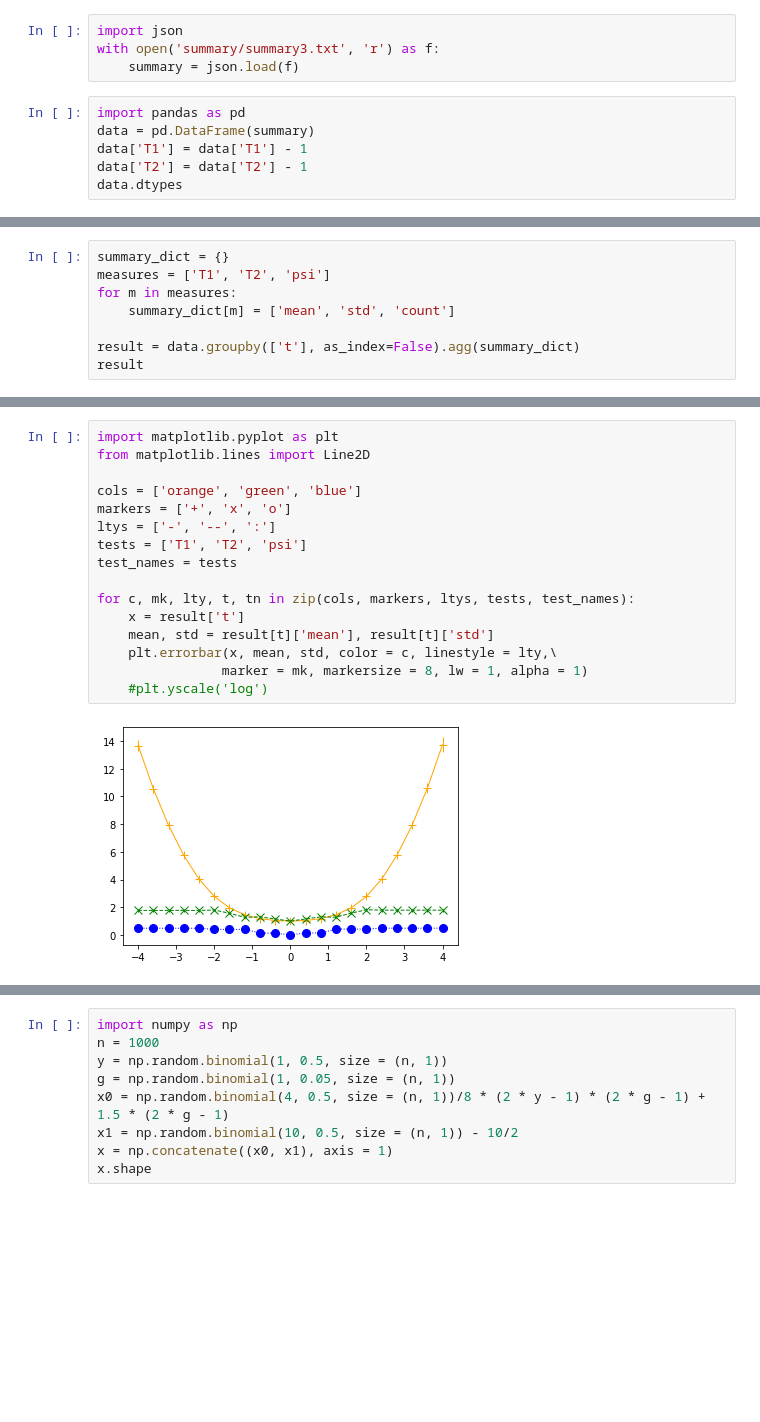
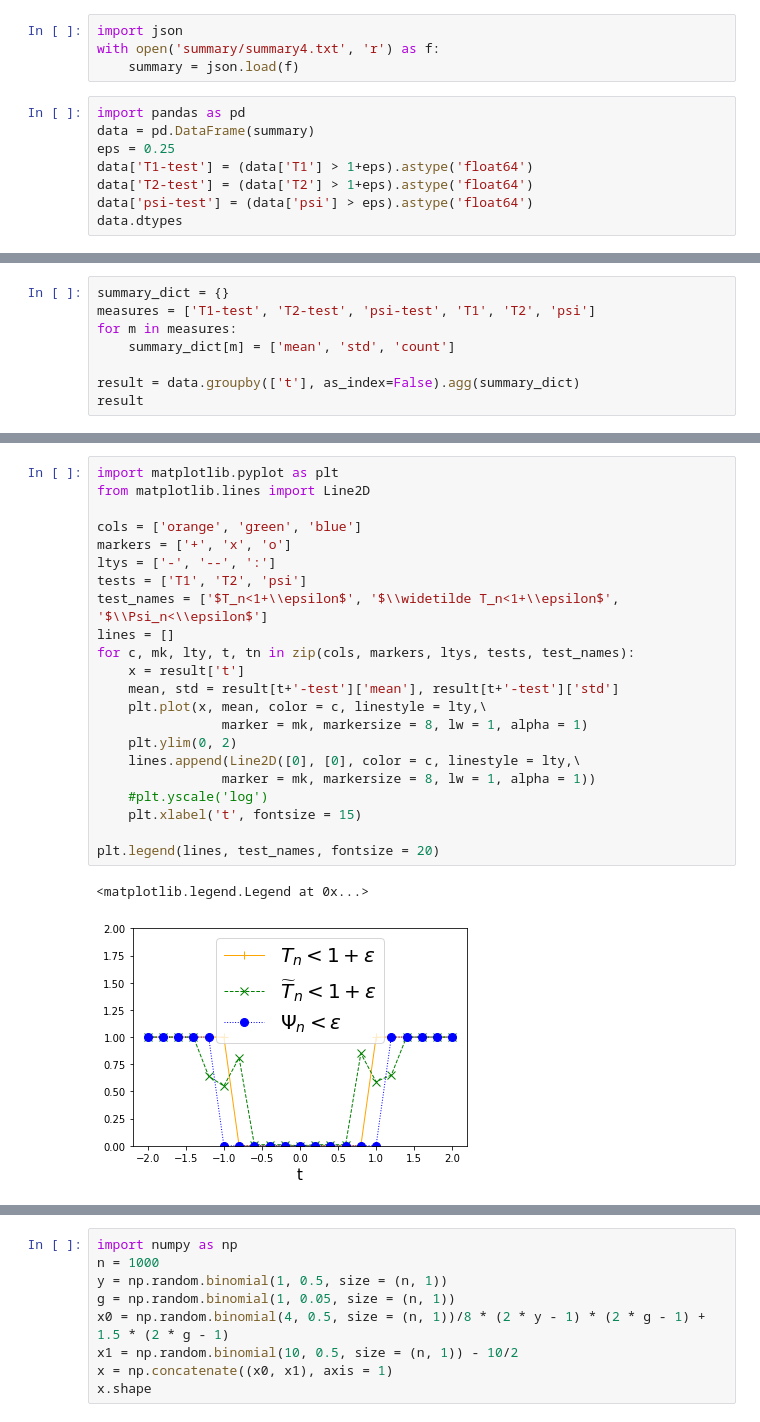
Before and after one commit to smaityumich/iftest, a Jupyter notebook: simulation/test.ipynb, the cells around one changed output, grey strips where cells are left out. Cells and saved outputs as stored; diff of their text form; blank space fills up the shorter version.

```diff
--- a/simulation/test.ipynb
+++ b/simulation/test.ipynb
@@ -1,11 +1,13 @@
 # %%
 import json
-with open('summary/summary3.txt', 'r') as f:
+with open('summary/summary4.txt', 'r') as f:
     summary = json.load(f)
 # %%
 import pandas as pd
 data = pd.DataFrame(summary)
-data['T1'] = data['T1'] - 1
-data['T2'] = data['T2'] - 1
+eps = 0.25
+data['T1-test'] = (data['T1'] > 1+eps).astype('float64')
+data['T2-test'] = (data['T2'] > 1+eps).astype('float64')
+data['psi-test'] = (data['psi'] > eps).astype('float64')
 data.dtypes
 # %% [output]
@@ -17,7 +22,7 @@ psi     float64
 dtype: object
 # %%
 summary_dict = {}
-measures = ['T1', 'T2', 'psi']
+measures = ['T1-test', 'T2-test', 'psi-test', 'T1', 'T2', 'psi']
 for m in measures:
     summary_dict[m] = ['mean', 'std', 'count']
 
@@ -45,18 +50,25 @@ result
 # %%
 import matplotlib.pyplot as plt
 from matplotlib.lines import Line2D
 
 cols = ['orange', 'green', 'blue']
 markers = ['+', 'x', 'o']
 ltys = ['-', '--', ':']
 tests = ['T1', 'T2', 'psi']
-test_names = tests
-
+test_names = ['$T_n<1+\\epsilon$', '$\\widetilde T_n<1+\\epsilon$', '$\\Psi_n<\\epsilon$']
+lines = []
 for c, mk, lty, t, tn in zip(cols, markers, ltys, tests, test_names):
     x = result['t']
-    mean, std = result[t]['mean'], result[t]['std']
-    plt.errorbar(x, mean, std, color = c, linestyle = lty,\
+    mean, std = result[t+'-test']['mean'], result[t+'-test']['std']
+    plt.plot(x, mean, color = c, linestyle = lty,\
                 marker = mk, markersize = 8, lw = 1, alpha = 1)
+    plt.ylim(0, 2)
+    lines.append(Line2D([0], [0], color = c, linestyle = lty,\
+                marker = mk, markersize = 8, lw = 1, alpha = 1))
     #plt.yscale('log')
+    plt.xlabel('t', fontsize = 15)
+
+plt.legend(lines, test_names, fontsize = 20)
 # %% [output]
+<matplotlib.legend.Legend at 0x...>
-[figure, old version]
+[figure, new version]
```
Also changed, not shown: parts of 4 cells of this notebook, 3 other files.
